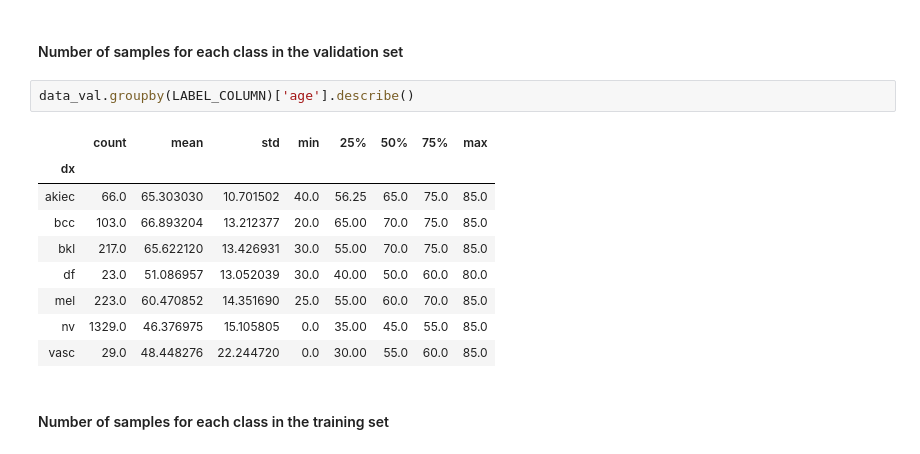
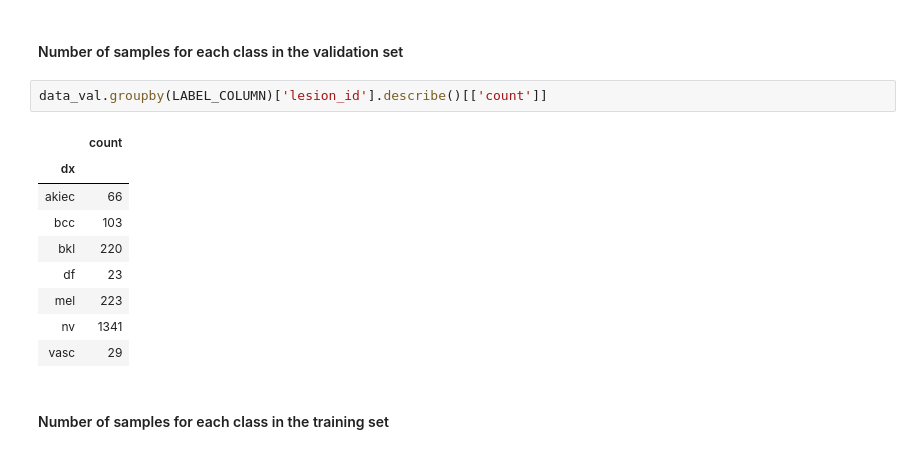
Before and after one commit to matteo-peltarion/classification-toolkit, a Jupyter notebook: notebooks/report.ipynb, the cells around one changed output. Drawn from its saved outputs; the diff is of its cells as text.

```diff
--- a/notebooks/report.ipynb
+++ b/notebooks/report.ipynb
@@ -242,17 +246,17 @@ data_val = data_df.loc[val_ids]
 # %% [markdown]
 #### Number of samples for each class in the validation set
 # %%
-data_val.groupby(LABEL_COLUMN)['age'].describe()
+data_val.groupby(LABEL_COLUMN)['lesion_id'].describe()[['count']]
 # %% [output]
-|  | count | mean | std | min | 25% | 50% | 75% | max |
-| dx |  |  |  |  |  |  |  |  |
-| akiec | 66.0 | 65.303030 | 10.701502 | 40.0 | 56.25 | 65.0 | 75.0 | 85.0 |
-| bcc | 103.0 | 66.893204 | 13.212377 | 20.0 | 65.00 | 70.0 | 75.0 | 85.0 |
-| bkl | 217.0 | 65.622120 | 13.426931 | 30.0 | 55.00 | 70.0 | 75.0 | 85.0 |
-| df | 23.0 | 51.086957 | 13.052039 | 30.0 | 40.00 | 50.0 | 60.0 | 80.0 |
-| mel | 223.0 | 60.470852 | 14.351690 | 25.0 | 55.00 | 60.0 | 70.0 | 85.0 |
-| nv | 1329.0 | 46.376975 | 15.105805 | 0.0 | 35.00 | 45.0 | 55.0 | 85.0 |
-| vasc | 29.0 | 48.448276 | 22.244720 | 0.0 | 30.00 | 55.0 | 60.0 | 85.0 |
+|  | count |
+| dx |  |
+| akiec | 66 |
+| bcc | 103 |
+| bkl | 220 |
+| df | 23 |
+| mel | 223 |
+| nv | 1341 |
+| vasc | 29 |
 # %% [markdown]
 #### Number of samples for each class in the training set
 # %%
```
Also changed, not shown: parts of 38 cells of this notebook, 18 other files.
